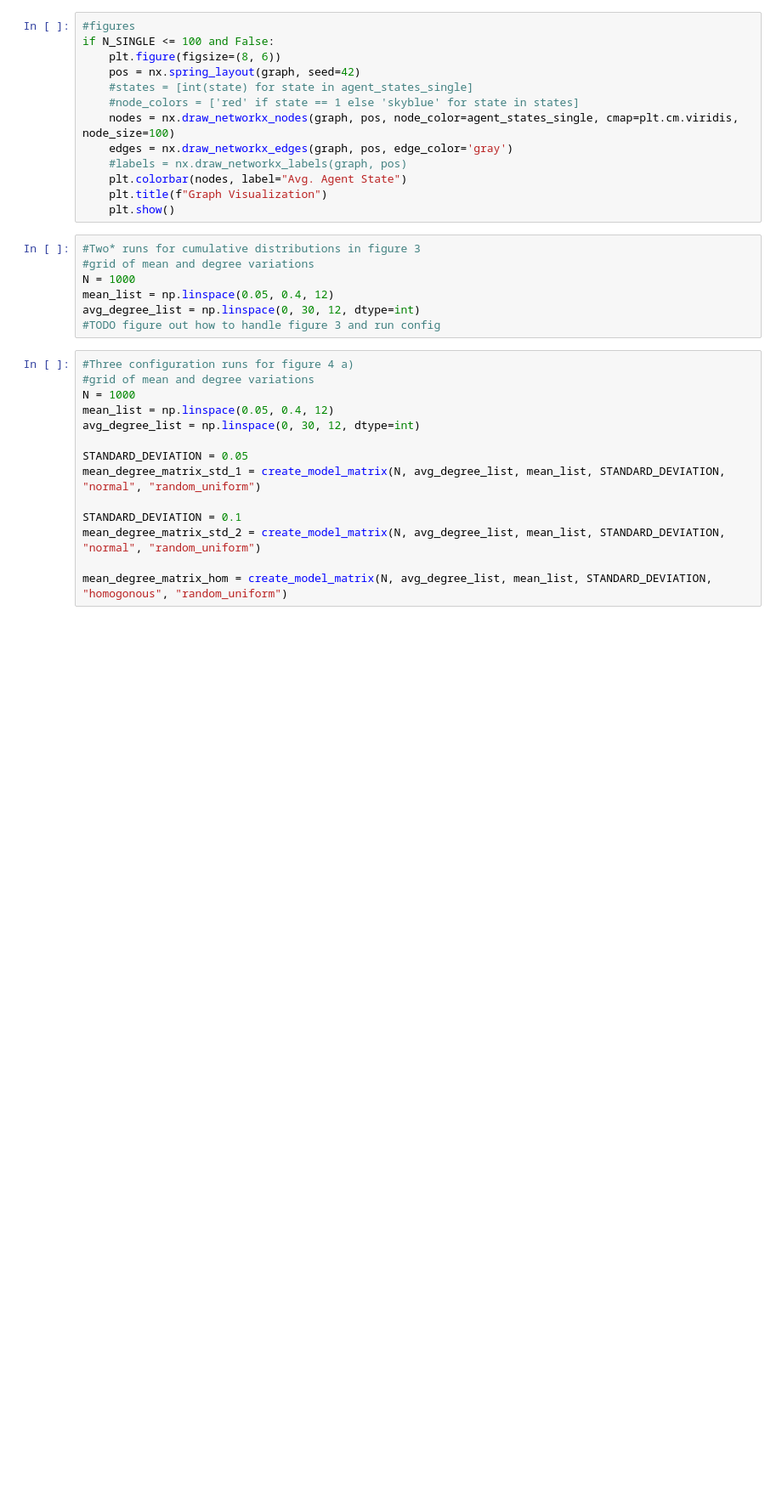
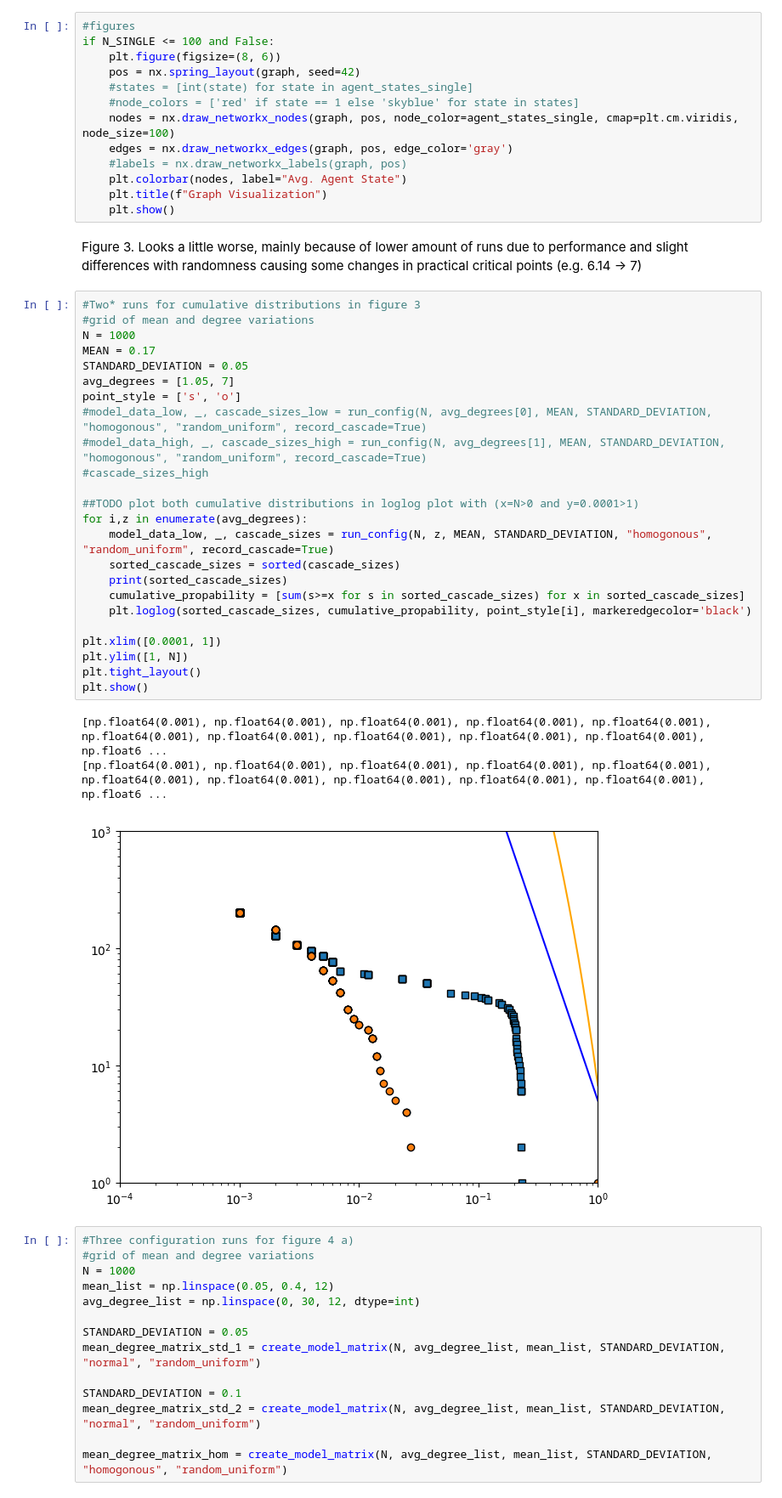
Before and after one commit to Fab159ian/CMSS_Exercises, a Jupyter notebook: exercise2.ipynb, the cells around one changed output. Shown: that part at 85% size. Drawn from its saved outputs; the diff is of its cells as text; blank space fills up the shorter version.

Commit message:
finish code for reproduction of figures

```diff
--- a/exercise2.ipynb
+++ b/exercise2.ipynb
@@ -557,13 +517,36 @@ if N_SINGLE <= 100 and False:
     plt.colorbar(nodes, label="Avg. Agent State")
     plt.title(f"Graph Visualization")
     plt.show()
-# %%
-#Two* runs for cumulative distributions in figure 3
-#grid of mean and degree variations
-N = 1000
-mean_list = np.linspace(0.05, 0.4, 12)
-avg_degree_list = np.linspace(0, 30, 12, dtype=int)
-#TODO figure out how to handle figure 3 and run config
+# %% [markdown]
+Figure 3. Looks a little worse, mainly because of lower amount of runs due to performance and slight differences with randomness causing some changes in practical critical points (e.g. 6.14 -> 7)
+# %%
+#Two* runs for cumulative distributions in figure 3
+#grid of mean and degree variations
+N = 1000
+MEAN = 0.17
+STANDARD_DEVIATION = 0.05
+avg_degrees = [1.05, 7]
+point_style = ['s', 'o']
+#model_data_low, _, cascade_sizes_low = run_config(N, avg_degrees[0], MEAN, STANDARD_DEVIATION, "homogonous", "random_uniform", record_cascade=True)
+#model_data_high, _, cascade_sizes_high = run_config(N, avg_degrees[1], MEAN, STANDARD_DEVIATION, "homogonous", "random_uniform", record_cascade=True)
+#cascade_sizes_high
+
+##TODO plot both cumulative distributions in loglog plot with (x=N>0 and y=0.0001>1)
+for i,z in enumerate(avg_degrees):
+    model_data_low, _, cascade_sizes = run_config(N, z, MEAN, STANDARD_DEVIATION, "homogonous", "random_uniform", record_cascade=True)
+    sorted_cascade_sizes = sorted(cascade_sizes)
+    print(sorted_cascade_sizes)
+    cumulative_propability = [sum(s>=x for s in sorted_cascade_sizes) for x in sorted_cascade_sizes]
+    plt.loglog(sorted_cascade_sizes, cumulative_propability, point_style[i], markeredgecolor='black')
+
+plt.xlim([0.0001, 1])
+plt.ylim([1, N])
+plt.tight_layout()
+plt.show()
+# %% [output]
+[np.float64(0.001), np.float64(0.001), np.float64(0.001), np.float64(0.001), np.float64(0.001), np.float64(0.001), np.float64(0.001), np.float64(0.001), np.float64(0.001), np.float64(0.001), np.float6 ...
+[np.float64(0.001), np.float64(0.001), np.float64(0.001), np.float64(0.001), np.float64(0.001), np.float64(0.001), np.float64(0.001), np.float64(0.001), np.float64(0.001), np.float64(0.001), np.float6 ...
+[figure, added]
 # %%
 #Three configuration runs for figure 4 a)
 #grid of mean and degree variations
```
Also changed, not shown: parts of 16 cells of this notebook.
